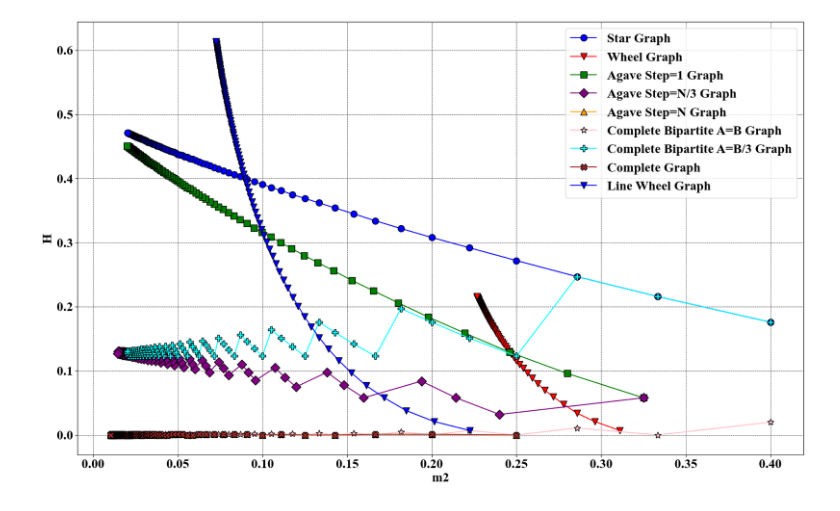
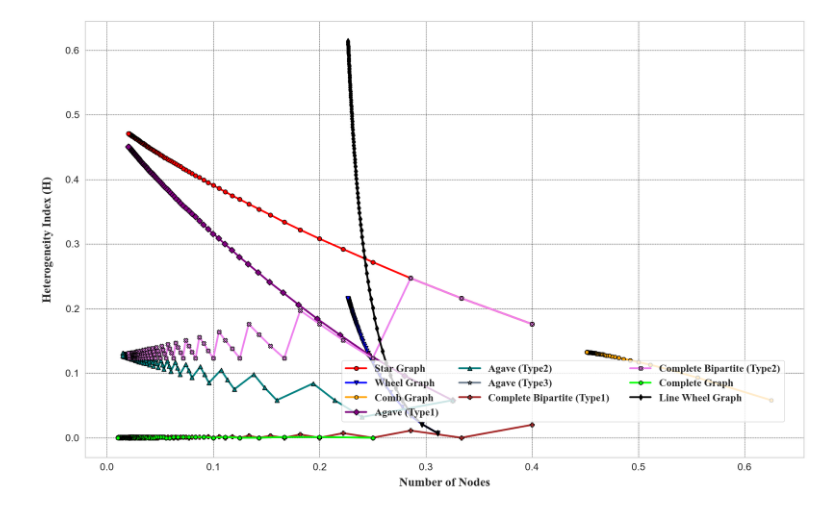
Before and after one commit to hghaemi/h_index_paper, a Jupyter notebook: artificial_networks.ipynb, the cells around one changed output. Saved outputs shown, nothing was run; the diff lists cells and outputs as text; code cells hidden in the pictures.

```diff
--- a/artificial_networks.ipynb
+++ b/artificial_networks.ipynb
@@ -133,39 +206,95 @@ plt.show()
 # %%
-graph_keys = values_dict.keys()
-# exclude_keys = {'agave step=n', 'complete_bipartite a=b', 'complete', 'cycle'}
+graph_keys = list(values_dict.keys())
 exclude_keys = []
 
-colors = ['b', 'r', 'g', 'purple', 'orange', 'pink', 'cyan', 'brown','b','lime']
-markers = ['o', 'v', 's', 'D', '^', '*', 'P', 'X', 'v','o']
-edge_colors = ['black'] * len(graph_keys)
-marker_size=10
+colors = ['red', 'blue', 'orange', 'purple', 'teal', 'slategrey', 'brown', 'violet', 'lime', 'black']
+
+markers = ['o', 'v', '8', 'D', '^', '*', 'P', 'X', 'h', 'd']
+marker_size = 7
+
+
+legend_names = {
+    'comb': 'Comb Graph',
+    'star': 'Star Graph',
+    'wheel': 'Wheel Graph',
+    'complete_bipartite a=b': 'Complete Bipartite (Type1)',
+    'complete_bipartite a=b/3': 'Complete Bipartite (Type2)',
+    'complete': 'Complete Graph',
+    'line_wheel': 'Line Wheel Graph',
+    'agave step=1': 'Agave (Type1)',
+    'agave step=n/3': 'Agave (Type2)',
+    'agave step=n': 'Agave (Type3)'
+}
 
 plt.figure(figsize=(20, 12))
-font = {'family': 'times new roman', 'weight': 'bold', 'size': 20}
+font = {'family': 'times new roman', 'weight': 'bold', 'size': 17}
 
 for i, key in enumerate(graph_keys):
     if key in exclude_keys:
         continue
 
-    m_values = values_dict[key]['m2']
-    H_values = values_dict[key]['H']
 
-    plt.plot(m_values,
+    if key == 'line_wheel':
+        m2_vals_all = np.array(values_dict[key]['m2'])
+        H_vals_all = np.array(values_dict[key]['H'])
+        mask = m2_vals_all < 100
+        m2_values = m2_vals_all[mask]
+        H_values = H_vals_all[mask]
+    else:
+        m2_values = values_dict[key]['m2']
+        H_values = values_dict[key]['H']
+
+
+    label = legend_names.get(key, key.replace('_', ' ').title() + " Graph")
+
+    plt.plot(
+        m2_values,
         H_values,
-        marker=markers[i],
-        c=colors[i],
-        markeredgecolor=edge_colors[i],
-        markerfacecolor=colors[i],
+        marker=markers[i % len(markers)],
+        c=colors[i % len(colors)],
+        markeredgecolor='black',
+        markerfacecolor=colors[i % len(colors)],
         markersize=marker_size,
-        label=key.replace('_', ' ').title()+' Graph')
+        label=label,
+        linewidth=3
 
-plt.xlabel('m2', family= 'times new roman', weight='bold', size=20)
-plt.ylabel('H', family= 'times new roman', weight='bold', size=20)
-plt.legend(loc='upper right', prop=font)
-plt.xticks(family= 'times new roman', weight='bold', size=20)
-plt.yticks(family= 'times new roman', weight='bold', size=20)
+    )
+
+plt.xlabel('m2', family='times new roman', weight='bold', size=20)
+plt.ylabel('Heterogeneity Index (H)', family='times new roman', weight='bold', size=20)
+
+plt.legend(
+    prop=font,
+    ncol=3,
+    bbox_to_anchor=(0.98, 0.07),
+    loc='lower right',
+    frameon=True,
+    fancybox=True,
+    shadow=False
+)
+
+
+plt.ylabel('Heterogeneity Index (H)',
+           family='times new roman',
+           weight='bold',
+           size=20,
+           labelpad=20)
+
+plt.xlabel('Number of Nodes',
+           family='times new roman',
+           weight='bold',
+           size=20,
+           labelpad=10)
+
+
+plt.subplots_adjust(left=0.13, bottom=0.12, right=0.95, top=0.95)
+
+
+# plt.xticks(np.arange(0, 101, 10), family='times new roman', weight='bold', size=20)
+# plt.xlim(0, 100)
+# plt.yticks(np.arange(0, 0.51, 0.05),family='times new roman', weight='bold', size=20)
 plt.grid(color='black', linestyle='--', linewidth=0.5)
-plt.savefig("plots/artificial_combined2.png" , dpi=1000, bbox_inches='tight')
+# plt.savefig("Figures/artificial_networks_heterogeneity_index.png", dpi=1000, bbox_inches='tight')
 plt.show()
 # %% [output]
-[figure, old version]
+[figure, new version]
```
Also changed, not shown: parts of 9 cells of this notebook, 1 other file.
